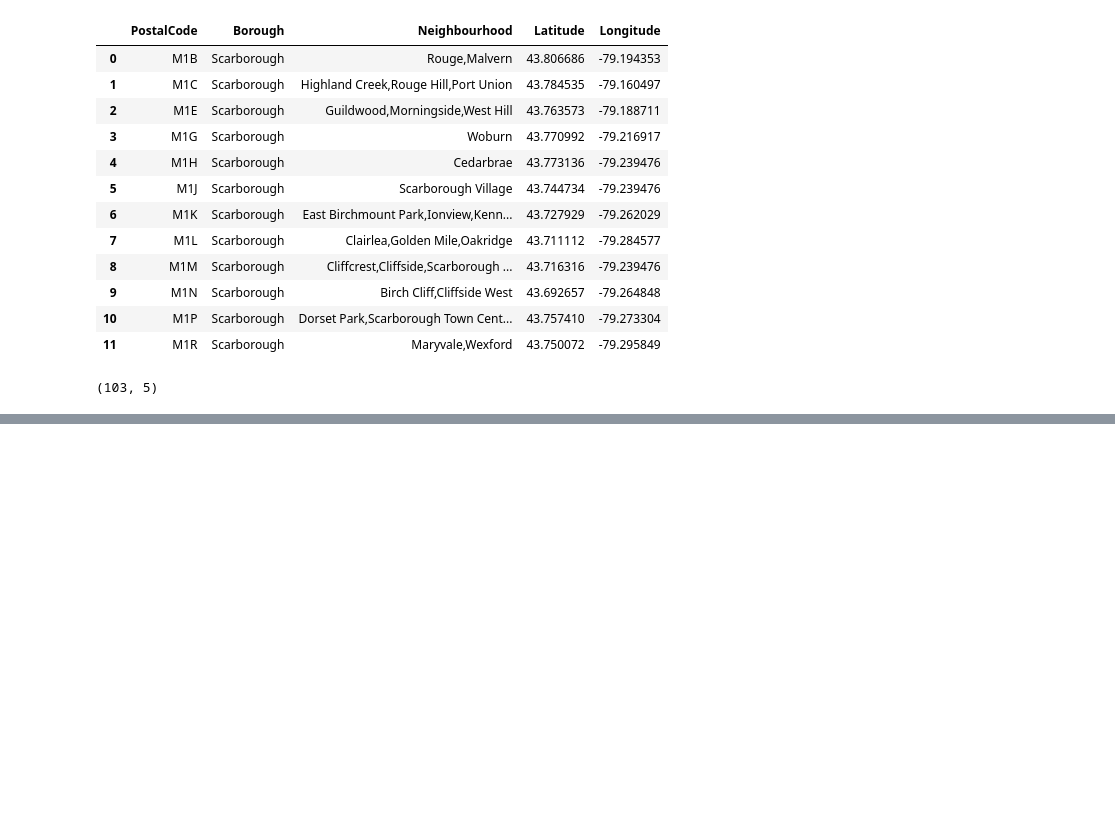
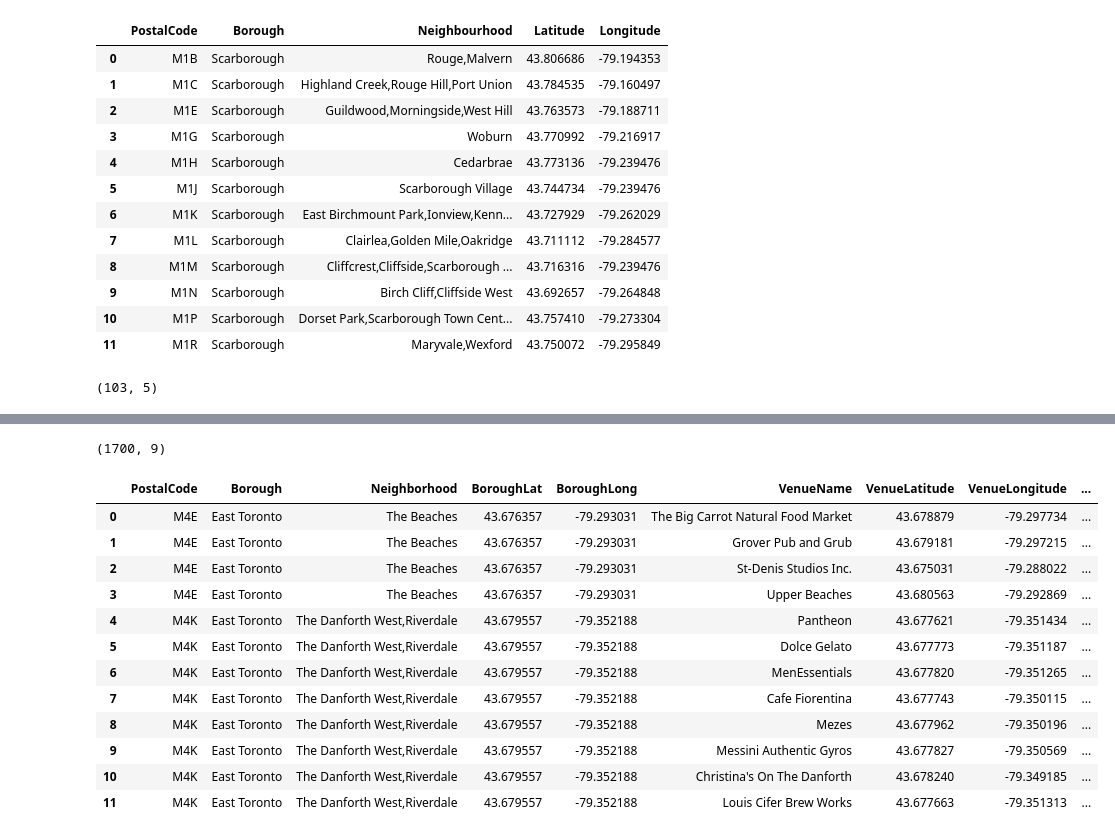
Before and after one commit to vidyaraghavendra/coursera-capstone-project, a Jupyter notebook: Neighbourhoods in Toronto.ipynb, the cells around one changed output, grey strips where cells are left out. Cells and saved outputs as stored; diff of their text form; code cells hidden in the pictures; blank space fills up the shorter version.

```diff
--- a/Neighbourhoods in Toronto.ipynb
+++ b/Neighbourhoods in Toronto.ipynb
@@ -138,0 +198,55 @@ toronto_df_coordinates.shape
+# %%
+#Pass the coordinates to Foursquare
+CLIENT_ID = 'NQ4QLPVACRENFRRHCTHAQY332WY4WRRXHWIFQAG1TUYUPM4Z' # your Foursquare ID
+CLIENT_SECRET = 'W4UZSMLN1NT5HVNOCENZA3A1XS2PQCFGF4Q3VPFSRM1MDNFJ' # your Foursquare Secret
+VERSION = '20180605' # Foursquare API version
+# %%
+#Explore
+radius = 500
+LIMIT = 100
+
+venues = []
+
+for lat, long, post, borough,neighborhood in zip(toronto_word_df['Latitude'], toronto_word_df['Longitude'], toronto_word_df['PostalCode'], toronto_word_df['Borough'],toronto_word_df['Neighbourhood']):
+    url = "https://api.foursquare.com/v2/venues/explore?client_id={}&client_secret={}&v={}&ll={},{}&radius={}&limit={}".format(
+        CLIENT_ID,
+        CLIENT_SECRET,
+        VERSION,
+        lat,
+        long,
+        radius,
+        LIMIT)
+
+    results = requests.get(url).json()["response"]['groups'][0]['items']
+
+    for venue in results:
+        venues.append((
+            post,
+            borough,
+            neighborhood,
+            lat,
+            long,
+            venue['venue']['name'],
+            venue['venue']['location']['lat'],
+            venue['venue']['location']['lng'],
+            venue['venue']['categories'][0]['name']))
+# %%
+venues_df = pd.DataFrame(venues)
+venues_df.columns = ['PostalCode', 'Borough', 'Neighborhood', 'BoroughLat', 'BoroughLong', 'VenueName', 'VenueLatitude', 'VenueLongitude', 'VenueCategory']
+print(venues_df.shape)
+venues_df.head(12)
+# %% [output]
+(1700, 9)
+|  | PostalCode | Borough | Neighborhood | BoroughLat | BoroughLong | VenueName | VenueLatitude | VenueLongitude | ... |
+| 0 | M4E | East Toronto | The Beaches | 43.676357 | -79.293031 | The Big Carrot Natural Food Market | 43.678879 | -79.297734 | ... |
+| 1 | M4E | East Toronto | The Beaches | 43.676357 | -79.293031 | Grover Pub and Grub | 43.679181 | -79.297215 | ... |
+| 2 | M4E | East Toronto | The Beaches | 43.676357 | -79.293031 | St-Denis Studios Inc. | 43.675031 | -79.288022 | ... |
+| 3 | M4E | East Toronto | The Beaches | 43.676357 | -79.293031 | Upper Beaches | 43.680563 | -79.292869 | ... |
+| 4 | M4K | East Toronto | The Danforth West,Riverdale | 43.679557 | -79.352188 | Pantheon | 43.677621 | -79.351434 | ... |
+| 5 | M4K | East Toronto | The Danforth West,Riverdale | 43.679557 | -79.352188 | Dolce Gelato | 43.677773 | -79.351187 | ... |
+| 6 | M4K | East Toronto | The Danforth West,Riverdale | 43.679557 | -79.352188 | MenEssentials | 43.677820 | -79.351265 | ... |
+| 7 | M4K | East Toronto | The Danforth West,Riverdale | 43.679557 | -79.352188 | Cafe Fiorentina | 43.677743 | -79.350115 | ... |
+| 8 | M4K | East Toronto | The Danforth West,Riverdale | 43.679557 | -79.352188 | Mezes | 43.677962 | -79.350196 | ... |
+| 9 | M4K | East Toronto | The Danforth West,Riverdale | 43.679557 | -79.352188 | Messini Authentic Gyros | 43.677827 | -79.350569 | ... |
+| 10 | M4K | East Toronto | The Danforth West,Riverdale | 43.679557 | -79.352188 | Christina's On The Danforth | 43.678240 | -79.349185 | ... |
+| 11 | M4K | East Toronto | The Danforth West,Riverdale | 43.679557 | -79.352188 | Louis Cifer Brew Works | 43.677663 | -79.351313 | ... |
```
Also changed, not shown: parts of 6 cells of this notebook.
